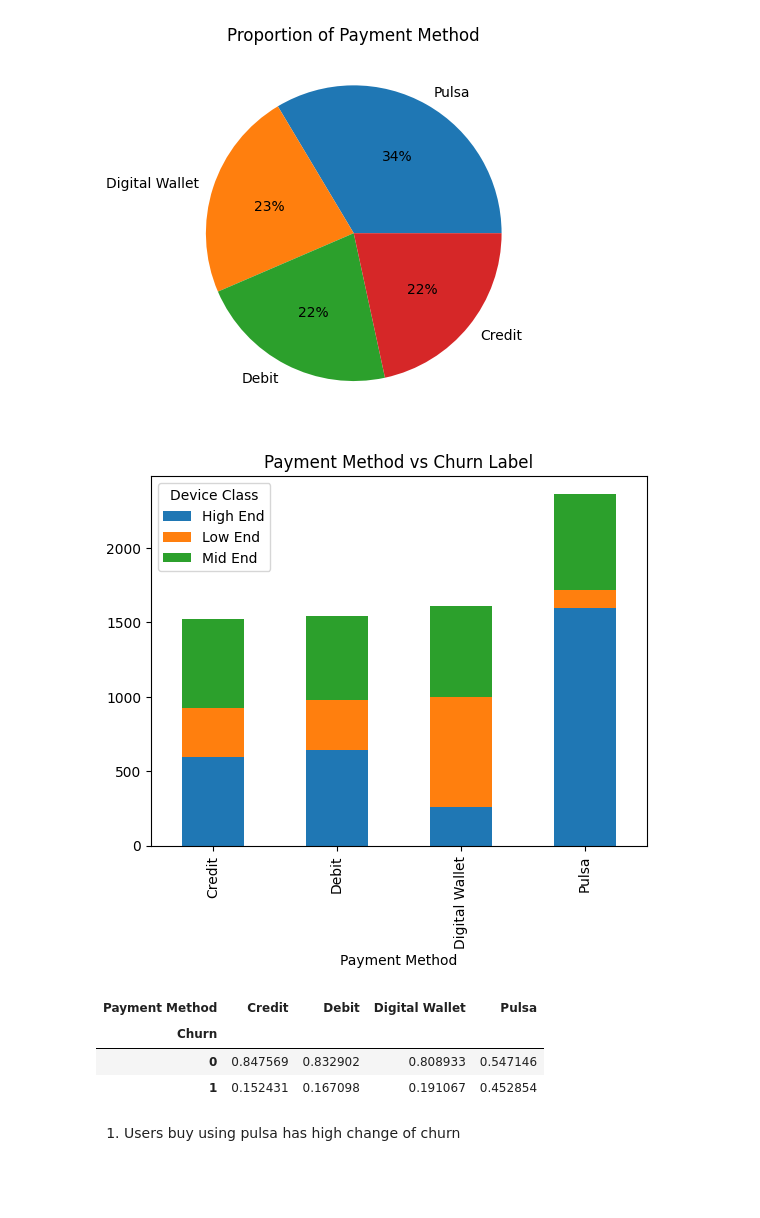
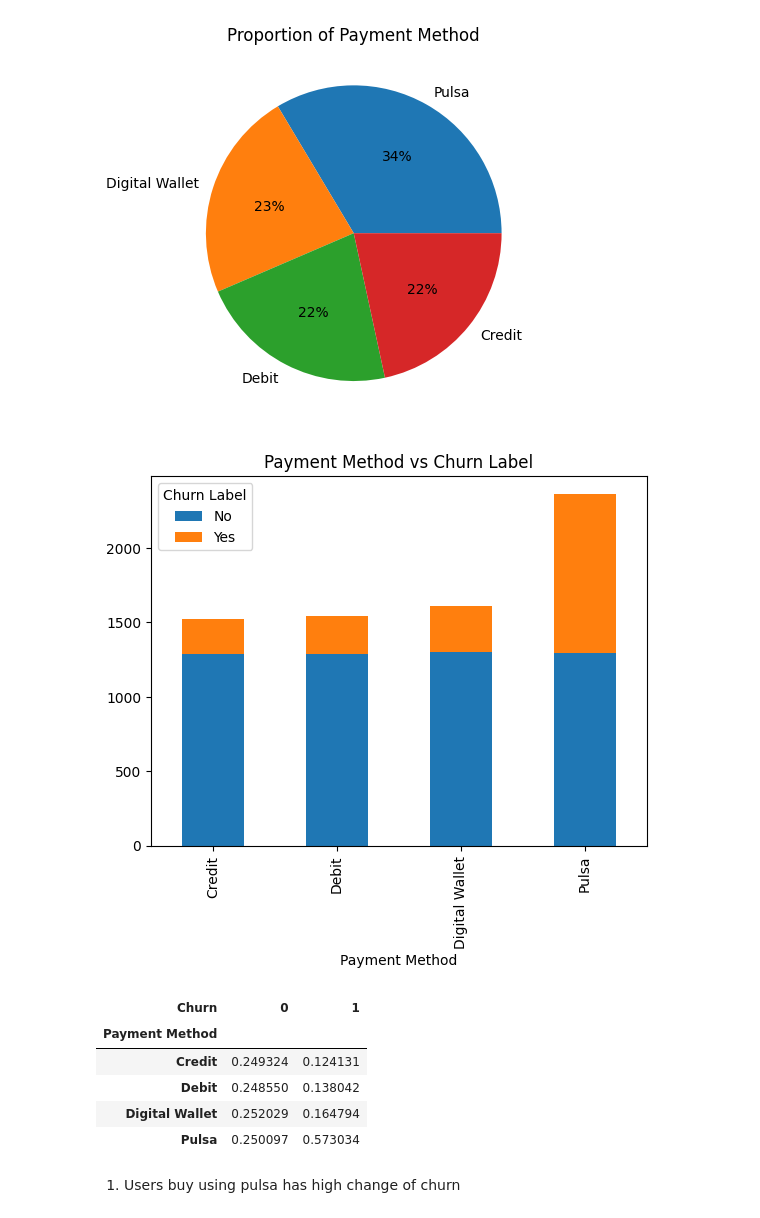
Before and after one commit to marcellinus-witarsah/data-challenge-dsw-2023, a Jupyter notebook: notebooks/03_churn_model.ipynb, the cells around one changed output. Drawn from its saved outputs; the diff is of its cells as text; code cells hidden in the pictures; blank space fills up the shorter version.

```diff
--- a/notebooks/03_churn_model.ipynb
+++ b/notebooks/03_churn_model.ipynb
@@ -204,22 +205,24 @@ plt.show()
 # %% [output]
 [figure]
 # %%
-plot_df = df.pivot_table(index="Payment Method", columns="Device Class", values="Customer ID", aggfunc="count")
+plot_df = df.pivot_table(index="Payment Method", columns="Churn Label", values="Customer ID", aggfunc="count")
 plot_df.plot(kind="bar", stacked=True)
 plt.title("Payment Method vs Churn Label")
 plt.show()
 # %% [output]
-[figure, old version]
+[figure, new version]
 # %%
-churn_payment_method = df.pivot_table(columns="Payment Method", index="Churn", values="Customer ID", aggfunc="count", margins=True)
+churn_payment_method = df.pivot_table(index="Payment Method", columns="Churn", values="Customer ID", aggfunc="count", margins=True)
 churn_payment_method /= churn_payment_method.loc['All', :]
 churn_payment_method = churn_payment_method.loc[churn_payment_method.index != 'All', churn_payment_method.columns != 'All']
 churn_payment_method
 # %% [output]
-| Payment Method | Credit | Debit | Digital Wallet | Pulsa |
-| Churn |  |  |  |  |
-| 0 | 0.847569 | 0.832902 | 0.808933 | 0.547146 |
-| 1 | 0.152431 | 0.167098 | 0.191067 | 0.452854 |
+| Churn | 0 | 1 |
+| Payment Method |  |  |
+| Credit | 0.249324 | 0.124131 |
+| Debit | 0.248550 | 0.138042 |
+| Digital Wallet | 0.252029 | 0.164794 |
+| Pulsa | 0.250097 | 0.573034 |
 # %% [markdown]
 1. Users buy using pulsa has high change of churn
 # %% [markdown]
```
Also changed, not shown: parts of 38 cells of this notebook, 4 other files.
